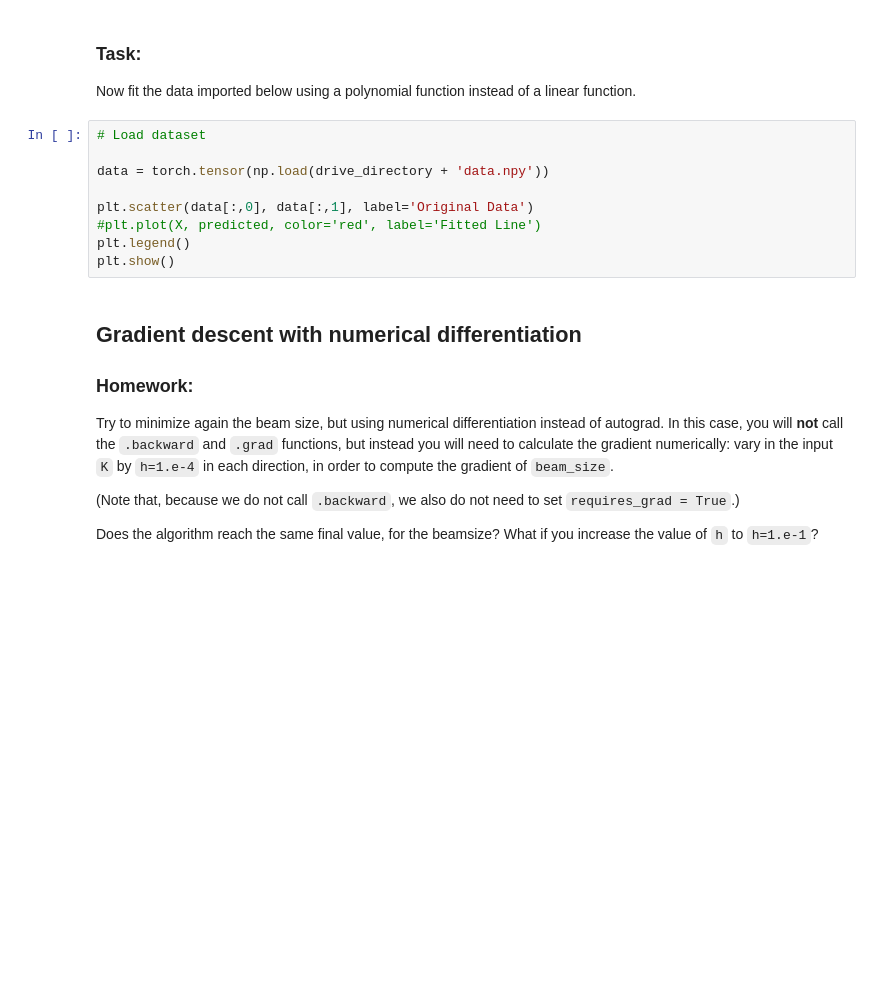
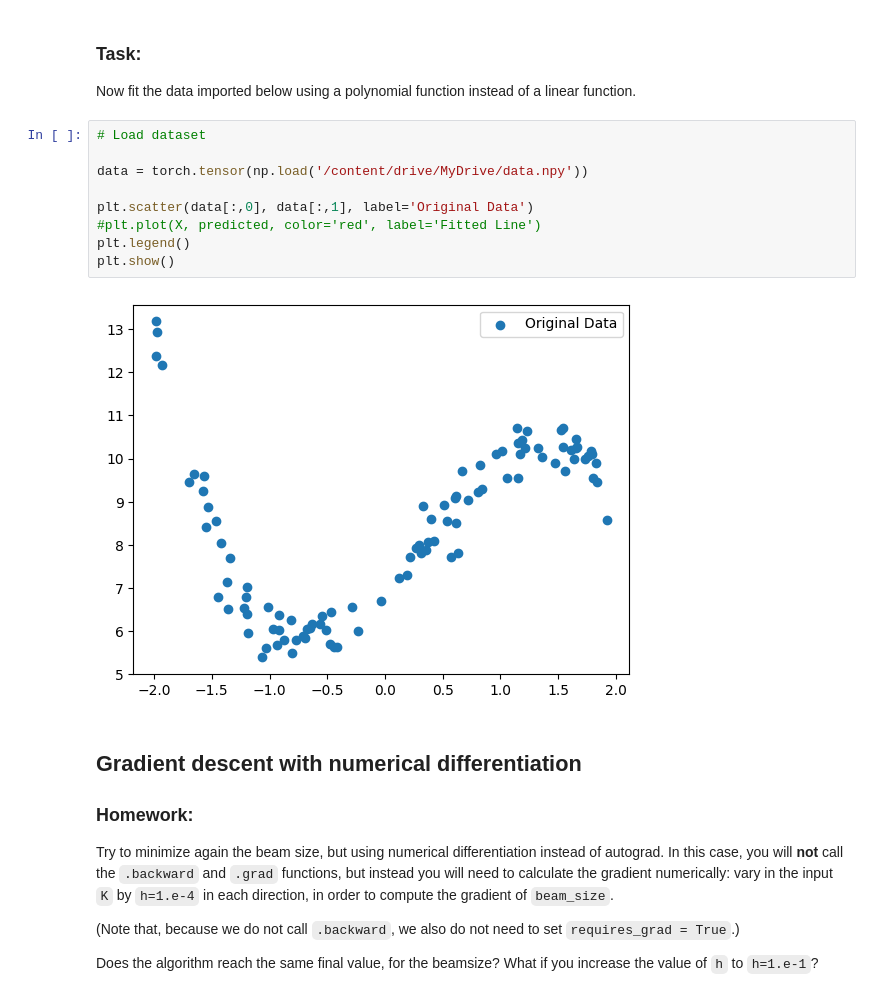
Before and after one commit to 96kasun/Labs, a Jupyter notebook: labs/lab_01_local_optimization/lab_01.ipynb, the cells around one changed output. Drawn from its saved outputs; the diff is of its cells as text; blank space fills up the shorter version.

```diff
--- a/labs/lab_01_local_optimization/lab_01.ipynb
+++ b/labs/lab_01_local_optimization/lab_01.ipynb
@@ -511,12 +540,14 @@ Now fit the data imported below using a polynomial function instead of a linear
 # %%
 # Load dataset
 
-data = torch.tensor(np.load(drive_directory + 'data.npy'))
+data = torch.tensor(np.load('/content/drive/MyDrive/data.npy'))
 
 plt.scatter(data[:,0], data[:,1], label='Original Data')
 #plt.plot(X, predicted, color='red', label='Fitted Line')
 plt.legend()
 plt.show()
+# %% [output]
+[figure, added]
 # %% [markdown]
 ## Gradient descent with numerical differentiation
 
```
Also changed, not shown: parts of 5 cells of this notebook.
